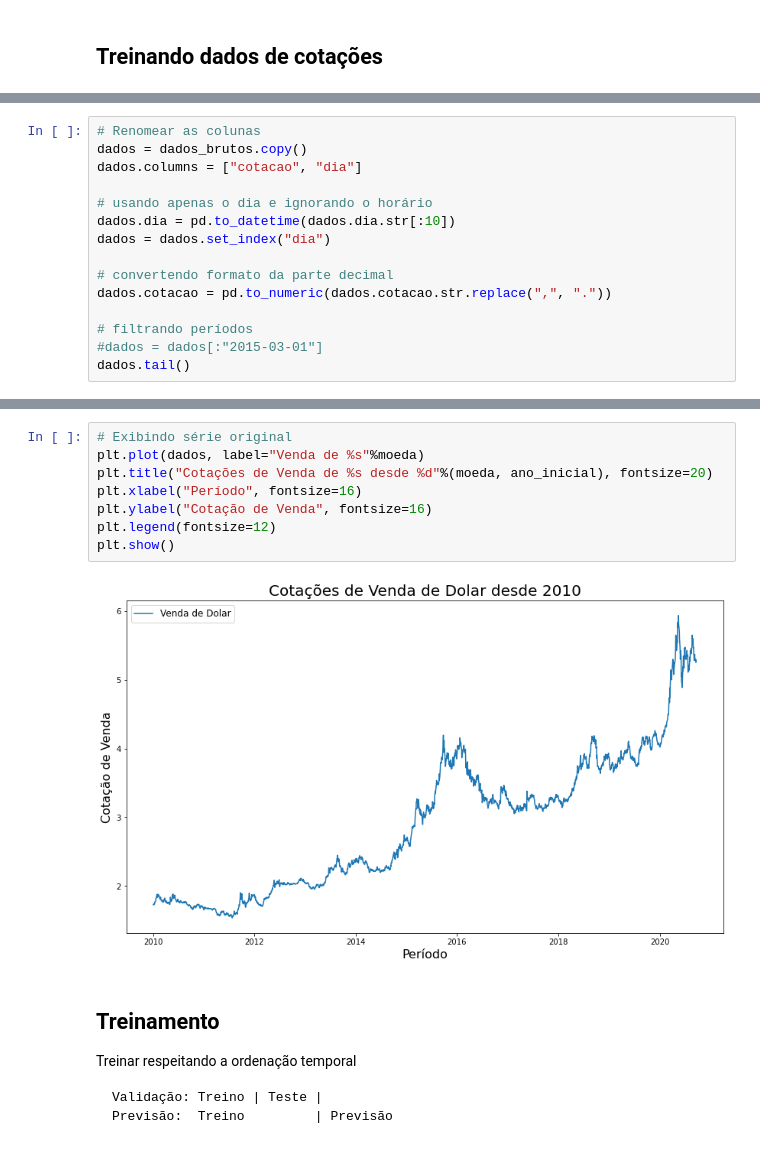
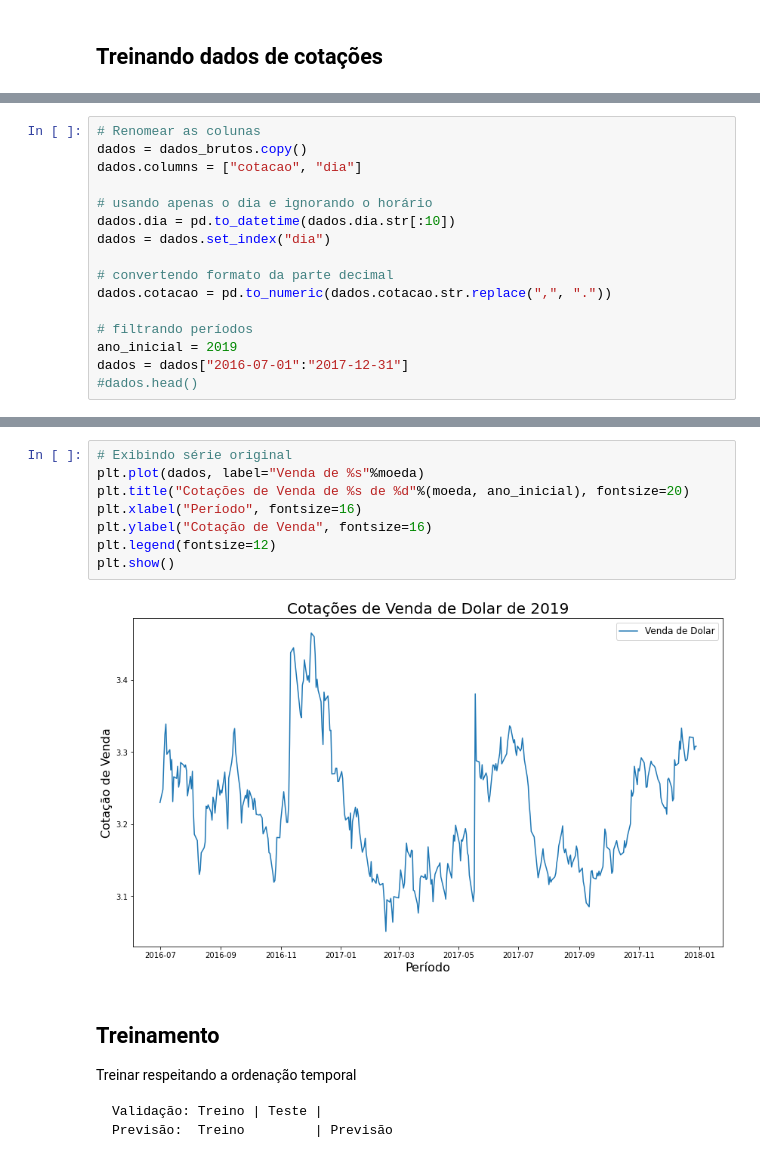
Before and after one commit to feanored/Perceptron, a Jupyter notebook: Keras_&_Séries_Temporais.ipynb, the cells around one changed output, grey strips where cells are left out. Saved outputs shown, nothing was run; the diff lists cells and outputs as text.

```diff
--- a/Keras_&_Séries_Temporais.ipynb
+++ b/Keras_&_Séries_Temporais.ipynb
@@ -66,5 +58,6 @@ dados = dados.set_index("dia")
 dados.cotacao = pd.to_numeric(dados.cotacao.str.replace(",", "."))
 
 # filtrando períodos
-#dados = dados[:"2015-03-01"]
-dados.tail()
+ano_inicial = 2019
+dados = dados["2016-07-01":"2017-12-31"]
+#dados.head()
@@ -79,13 +64,13 @@ dados.tail()
 # %%
 # Exibindo série original
 plt.plot(dados, label="Venda de %s"%moeda)
-plt.title("Cotações de Venda de %s desde %d"%(moeda, ano_inicial), fontsize=20)
+plt.title("Cotações de Venda de %s de %d"%(moeda, ano_inicial), fontsize=20)
 plt.xlabel("Período", fontsize=16)
 plt.ylabel("Cotação de Venda", fontsize=16)
 plt.legend(fontsize=12)
 plt.show()
 # %% [output]
-[figure, old version]
+[figure, new version]
 # %% [markdown]
 ## Treinamento
 Treinar respeitando a ordenação temporal
```
Also changed, not shown: parts of 28 cells of this notebook, 2 other files.
